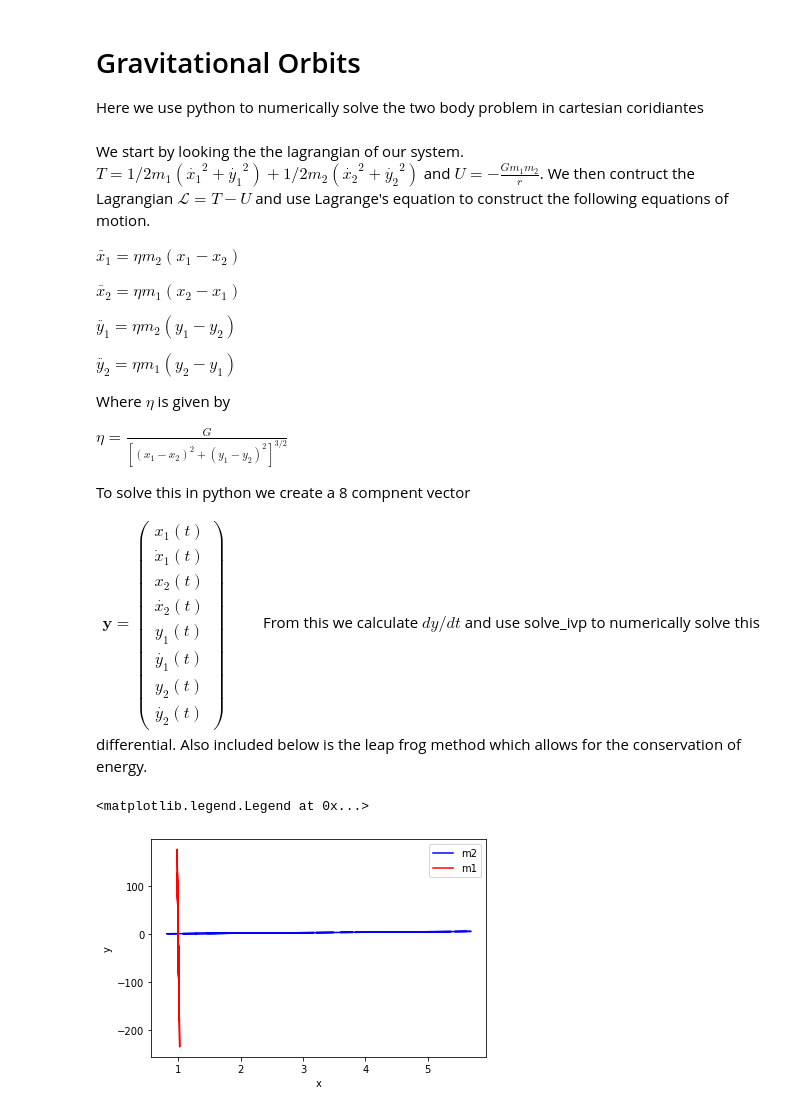
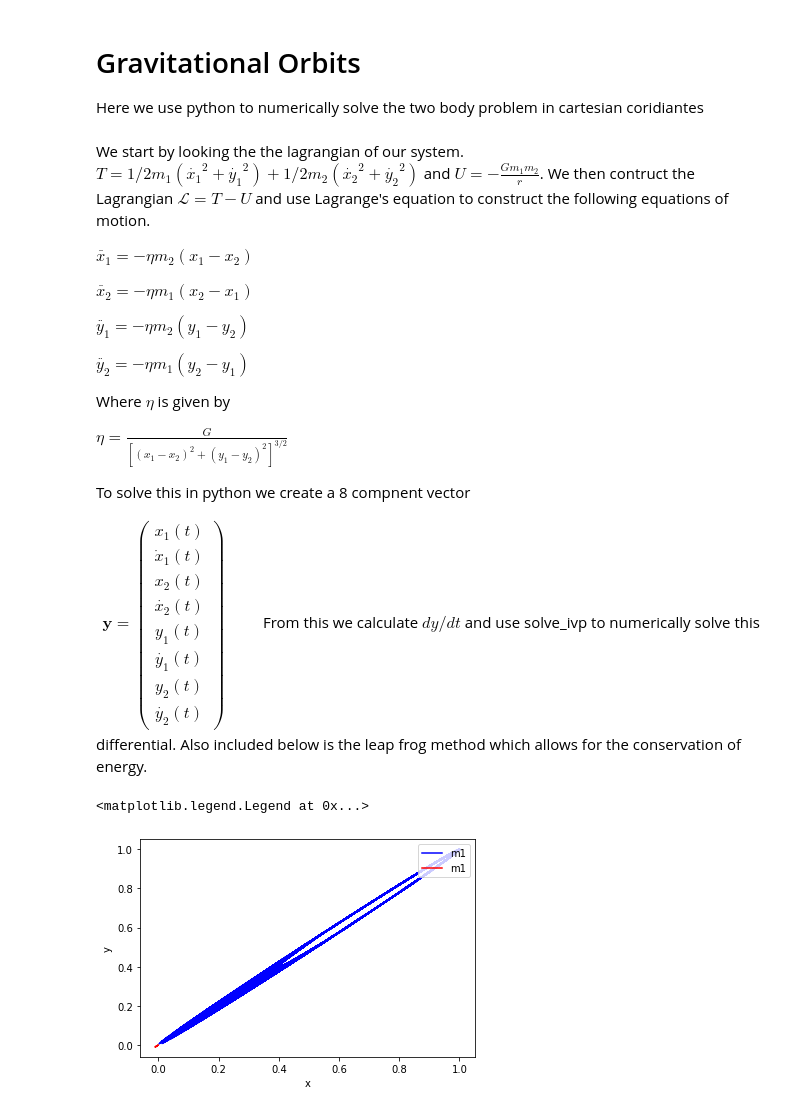
Before and after one commit to APA643/5300-final, a Jupyter notebook: Orbits in Cartesian.ipynb, the cells around one changed output. Saved outputs shown, nothing was run; the diff lists cells and outputs as text; code cells hidden in the pictures.

```diff
--- a/Orbits in Cartesian.ipynb
+++ b/Orbits in Cartesian.ipynb
@@ -5,16 +5,16 @@ Here we use python to numerically solve the two body problem in cartesian coridi
 We start by looking the the lagrangian of our system. $T=1/2 m_1(\dot{x_1}^2+\dot{y_1}^2)+1/2m_2(\dot{x_2}^2+\dot{y_2}^2)$ and $U=-\frac{Gm_1m_2}{r}$. We then contruct the Lagrangian $\mathcal{L}= T-U$ and use Lagrange's equation to construct the following equations of motion.
 
 
-$\ddot{x_1}=\eta m_2 (x_1-x_2)$
+$\ddot{x_1}=-\eta m_2 (x_1-x_2)$
 
 
-$\ddot{x_2}=\eta m_1 (x_2-x_1)$
+$\ddot{x_2}=-\eta m_1 (x_2-x_1)$
 
 
-$\ddot{y_1}=\eta m_2 (y_1-y_2)$
+$\ddot{y_1}=-\eta m_2 (y_1-y_2)$
 
 
-$\ddot{y_2}=\eta m_1 (y_2-y_1)$
+$\ddot{y_2}=-\eta m_1 (y_2-y_1)$
 
 
 Where $\eta$ is given by
@@ -62,29 +62,29 @@ class Orbit:
         """
         hold= self.k*(((y[0]-y[2])**2+(y[4]-y[6])**2)**(-3/2))
         return [ y[1],\
-                hold*self.m2*(y[0]-y[2]),\
+                -hold * self.m2 * (y[0]-y[2]),\
                 y[3],\
-                hold*self.m1*(y[2]-y[0]),\
+                -hold * self.m1 * (y[2]-y[0]),\
                 y[5],\
-                hold*self.m2*(y[4]-y[6]),\
+                -hold * self.m2 * (y[4]-y[6]),\
                 y[7],\
-                hold*self.m1*(y[6]-y[4])
+                -hold * self.m1 * (y[6]-y[4])
                 ]
 
 
-    def solve_ode(self, t_pts, x0, x_dot0, x1,x_dot1,y0,y_dot0,y1,y_dot1,
+    def solve_ode(self, t_pts, x0, x_dot0, x1 ,x_dot1,y0,y_dot0,y1,y_dot1,
                   abserr=1.0e-8, relerr=1.0e-8):
         """
         Solve the ODE given initial conditions.
         For now use odeint, but we have the option to switch.
         Specify smaller abserr and relerr to get more precision.
         """
-        y = [x0, x_dot0, x1, x_dot0, y0, y_dot0, y1, y_dot1]
+        y = [x1, x_dot1, x2, x_dot2, y1, y_dot1, y2, y_dot2]
         solution = solve_ivp(self.dy_dt, (t_pts[0], t_pts[-1]),
                              y, t_eval=t_pts,
                              atol=abserr, rtol=relerr)
-        x0, x_dot0, x1, x_dot0, y0, y_dot0, y1, y_dot1 = solution.y
-        return x0, x_dot0, x1, x_dot0, y0, y_dot0, y1, y_dot1
+        x1, x_dot1, x2, x_dot2, y1, y_dot1, y2, y_dot2 = solution.y
+        return x1, x_dot1, x2, x_dot2, y1, y_dot1, y2, y_dot2
 
     def solve_ode_Leapfrog(self, t_pts, x0, x_dot0, x1, x_dot1, y0, y_dot0, y1, y_dot1):
         """
@@ -154,35 +154,35 @@ class Orbit:
         """Evaluate the energy as a function of time"""
         return (self.mu/2.) * r_dot**2 + self.Ueff(r)
 # %%
-test = Orbit(m1 = 1.0, m2 = 10000., k=-1)
+test = Orbit(m1 = 1.0, m2 = 100., k=20)
+m1 = 1.0
+m2 = 100.
 
+t_pts = np.arange(0, 50, 0.01)
 
-t_pts = np.arange(0, 5, 0.1)
+x1, x_dot1 = 1., -1.
+y1, y_dot2 = 1., 1.
+x2, x_dot2 = -(m1 / m2) * x1, -(m1 / m2) * x_dot1
+y2, y_dot2 = -(m1 / m2) * y1, -(m1 / m2) * y_dot1
 
-x1, x_dot1 = 1., 1
-y1, y_dot1 = 1., -1
-
-x2, x_dot2 = 0, 1
-y2, y_dot2 = 0 , 1
 
 
 
 q = test.solve_ode(t_pts, x1, x_dot1,x2,x_dot2,y1,y_dot1,y2,y_dot2)
 
 fig = plt.figure()
 ax = fig.add_subplot(1,1,1)
 
 
 
-ax.plot(q[0],q[4], color='blue', label='m2'
-       )
-ax.plot(q[1],q[5], color='red', label='m1')
+ax.plot(q[0],q[4], color='blue', label='m1')
+ax.plot(q[2],q[6], color='red', label='m1')
 
 
 
 ax.set_xlabel('x')
 ax.set_ylabel('y')
 ax.legend(loc='upper right')
 # %% [output]
 <matplotlib.legend.Legend at 0x...>
-[figure, old version]
+[figure, new version]
```
Also changed, not shown: parts of 1 cell of this notebook, 2 other files.
